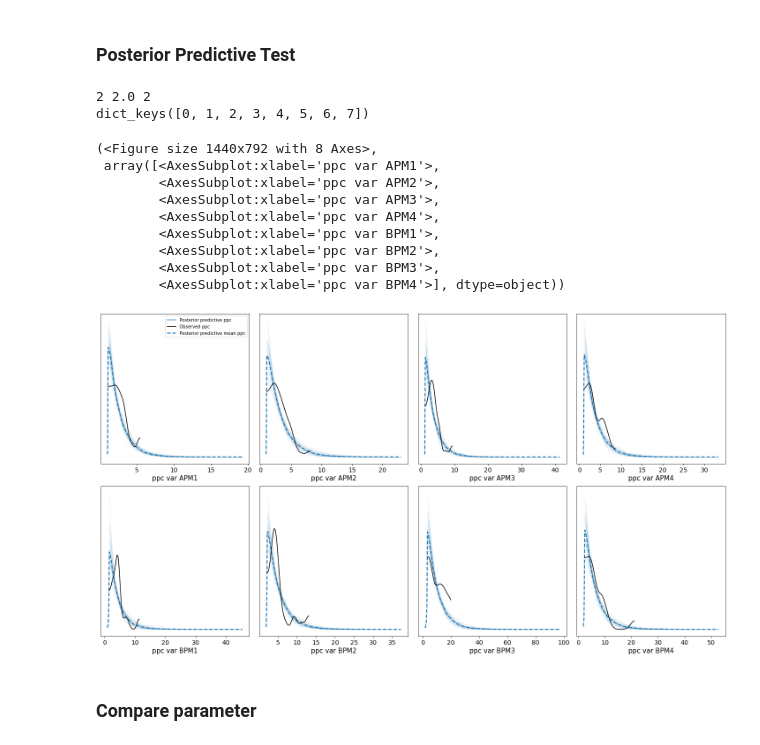
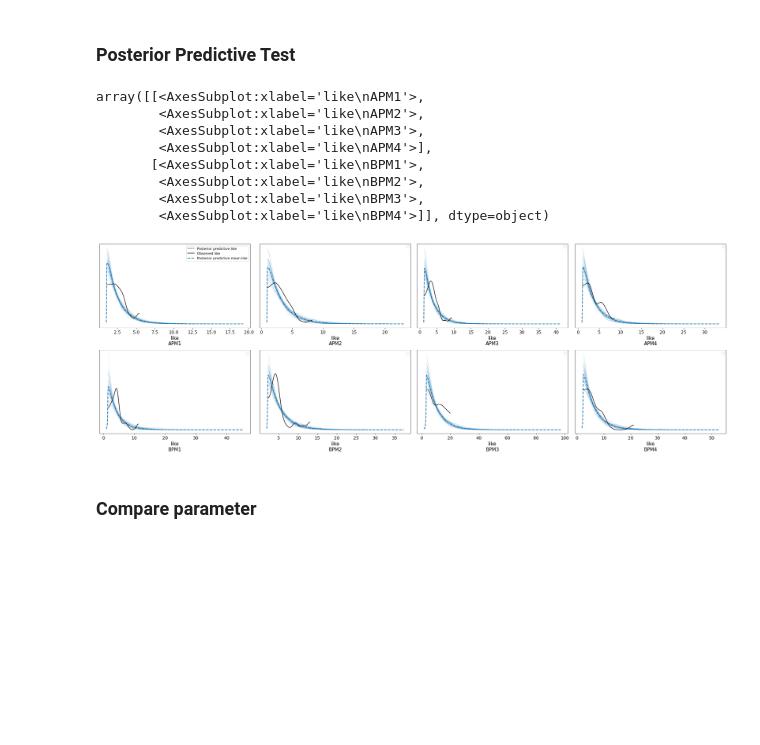
Before and after one commit to sperezconesa/electroporation_modeling, a Jupyter notebook: notebooks/tpore_tau_modeling_mem_patch_sep.ipynb, the cells around one changed output. Saved outputs shown, nothing was run; the diff lists cells and outputs as text; code cells hidden in the pictures; blank space fills up the shorter version.

```diff
--- a/notebooks/tpore_tau_modeling_mem_patch_sep.ipynb
+++ b/notebooks/tpore_tau_modeling_mem_patch_sep.ipynb
@@ -185,6 +185,17 @@ Sampling 4 chains for 3_000 tune and 4_000 draw iterations (12_000 + 16_000 draw
 [interactive output not drawn]
 arviz.data.io_pymc3 - WARNING - posterior predictive variable like's shape not compatible with number of chains and draws. This can mean that some draws or even whole chains are not represented.
 Done infering.
+# %%
+my_model_trace = my_model_trace.assign_coords(like_dim_0=df['membrane'].to_numpy(),
+                                              groups='observed_data')
+my_model_trace = my_model_trace.assign_coords(like_dim_1=df['membrane'].unique().to_numpy(),
+                                              groups='posterior_predictive')
+my_model_trace = my_model_trace.assign_coords(tau_dim_0=df['membrane'].unique().to_numpy(),
+                                              groups='posterior')
+my_model_trace = my_model_trace.assign_coords(tau_0_dim_0=df['membrane'].unique().to_numpy(),
+                                              groups='posterior')
+my_model_trace.posterior_predictive = my_model_trace.posterior_predictive.rename({'like_dim_1':'membrane_enc'})
+my_model_trace.observed_data = my_model_trace.observed_data.rename({'like_dim_0':'membrane_enc'})
 # %% [markdown]
 ## Analyze
 # %% [markdown]
@@ -229,21 +240,18 @@ with az.rc_context(rc={'plot.max_subplots': None}):
 [figure]
 # %% [markdown]
 ### Posterior Predictive Test
-# %%
-my_plot_ppc(my_model_trace, df.membrane_enc,category_dic, alpha=0.1)
-# %% [output]
-2 2.0 2
-dict_keys([0, 1, 2, 3, 4, 5, 6, 7])
-(<Figure size 1440x792 with 8 Axes>,
- array([<AxesSubplot:xlabel='ppc var APM1'>,
-        <AxesSubplot:xlabel='ppc var APM2'>,
-        <AxesSubplot:xlabel='ppc var APM3'>,
-        <AxesSubplot:xlabel='ppc var APM4'>,
-        <AxesSubplot:xlabel='ppc var BPM1'>,
-        <AxesSubplot:xlabel='ppc var BPM2'>,
-        <AxesSubplot:xlabel='ppc var BPM3'>,
-        <AxesSubplot:xlabel='ppc var BPM4'>], dtype=object))
-[figure, removed]
+# %%
+az.plot_ppc(my_model_trace,  flatten=['draw', 'chain', 'like_dim_0']) # flatten all dimension except the one we are interested in
+# %% [output]
+array([[<AxesSubplot:xlabel='like\nAPM1'>,
+        <AxesSubplot:xlabel='like\nAPM2'>,
+        <AxesSubplot:xlabel='like\nAPM3'>,
+        <AxesSubplot:xlabel='like\nAPM4'>],
+       [<AxesSubplot:xlabel='like\nBPM1'>,
+        <AxesSubplot:xlabel='like\nBPM2'>,
+        <AxesSubplot:xlabel='like\nBPM3'>,
+        <AxesSubplot:xlabel='like\nBPM4'>]], dtype=object)
+[figure, added]
 # %% [markdown]
 ### Compare parameter
 # %%
```
Also changed, not shown: parts of 2 cells of this notebook, 1 other file.
